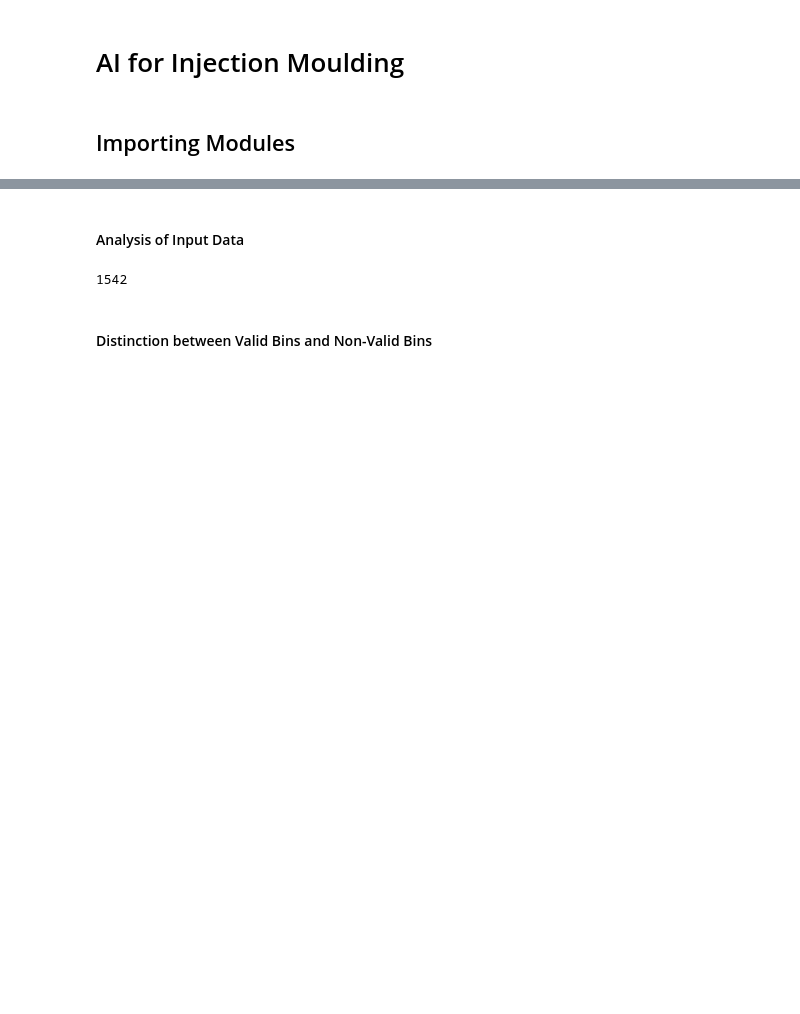
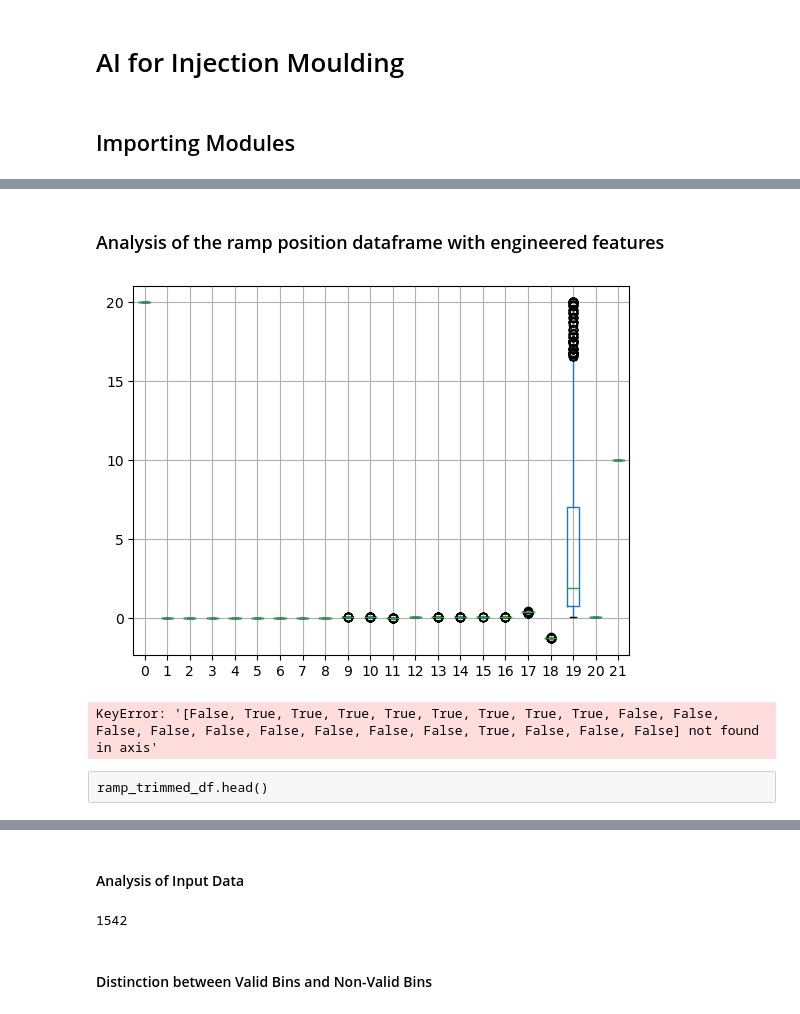
Before and after one commit to Alfredo-Vargas/ai4im, a Jupyter notebook: data/simulated/ai4im-fea.ipynb, the cells around one changed output, grey strips where cells are left out. Saved outputs shown, nothing was run; the diff lists cells and outputs as text; code cells hidden in the pictures; blank space fills up the shorter version.

```diff
--- a/data/simulated/ai4im.ipynb
+++ b/data/simulated/ai4im-fea.ipynb
@@ -15,9 +39,18 @@ import pandas as pd
 # %%
-input_data = hp.read_input_data()
-test_data = hp.read_test_data()
-Y2 = hp.read_Y(os.getcwd()+"/Data/Y2.csv")
-Y2 = [int(y2) for y2 in Y2]
-input_data_df = pd.DataFrame.from_dict(input_data)
-input_data_df["valid_or_not"] = Y2
-features1 = hp.time_series2features(input_data["ramposition"],
-                                    input_data["ramposition_time"])
+# loading feature engineered data in a dataframe
+# we rename the column names to not have issues when joining the dataframes
+
+full_data_df = pd.DataFrame()
+ramp_df = pd.read_csv("./Data/ram_features.csv", header=None)
+
+injectionp_df = pd.read_csv("./Data/injection_pressure_features.csv", header=None)
+injectionp_df.columns = np.arange(22, 44, dtype=int)
+
+sensorp_df = pd.read_csv("./Data/sensor_pressure_features.csv", header=None)
+sensorp_df.columns = np.arange(44, 66, dtype=int)
+
+labels_df = pd.read_csv("./Data/Y2.csv", header=None)
+
+full_data_df = ramp_df.join(injectionp_df.join(sensorp_df))
+full_data_df[66] = labels_df
+full_data_df.head()
@@ -32,0 +65,14 @@ input_data_df.head()
+# %% [markdown]
+### Analysis of the ramp position dataframe with engineered features
+# %%
+columns_given = [i for i in range(22)]
+ramp_df.boxplot(column=columns_given)
+plt.show()
+# %% [output]
+[figure, added]
+# %%
+# The trim_value in the Helper.py
+trim_value = 0.00001
+aux = ramp_df.drop(ramp_df.min() <= trim_value)
+# %% [output]
+KeyError: '[False, True, True, True, True, True, True, True, True, False, False, False, False, False, False, False, False, False, True, False, False, False] not found in axis'
@@ -32,0 +81,2 @@ input_data_df.head()
+# %% [raw]
+ramp_trimmed_df.head()
```
Also changed, not shown: parts of 17 cells of this notebook, 1 other file.
